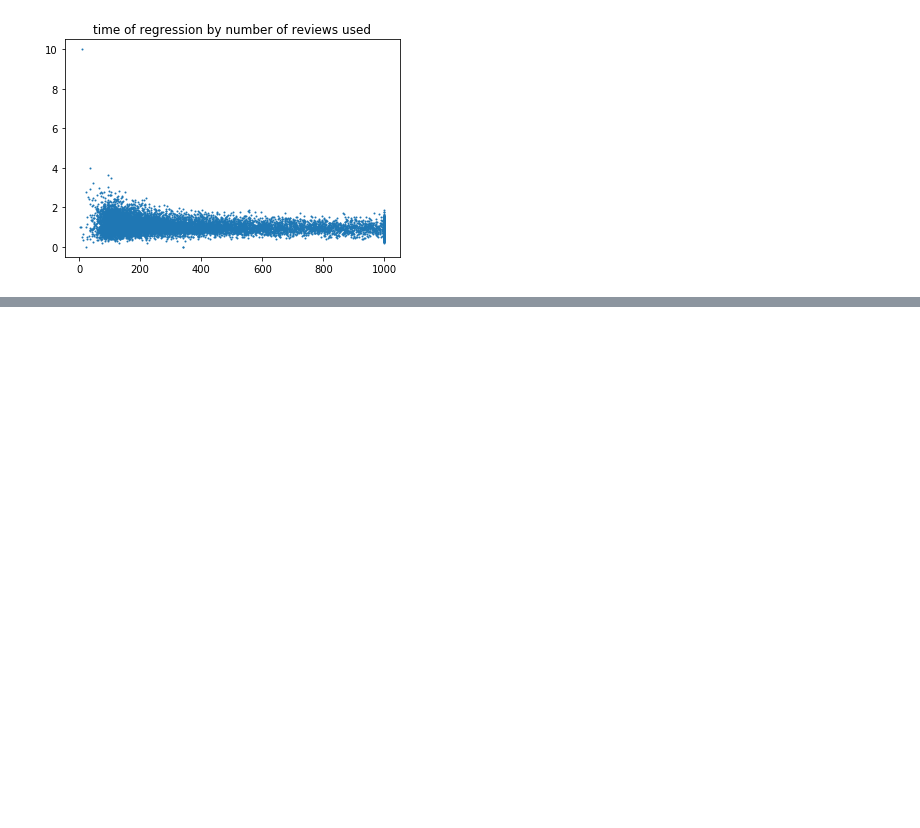
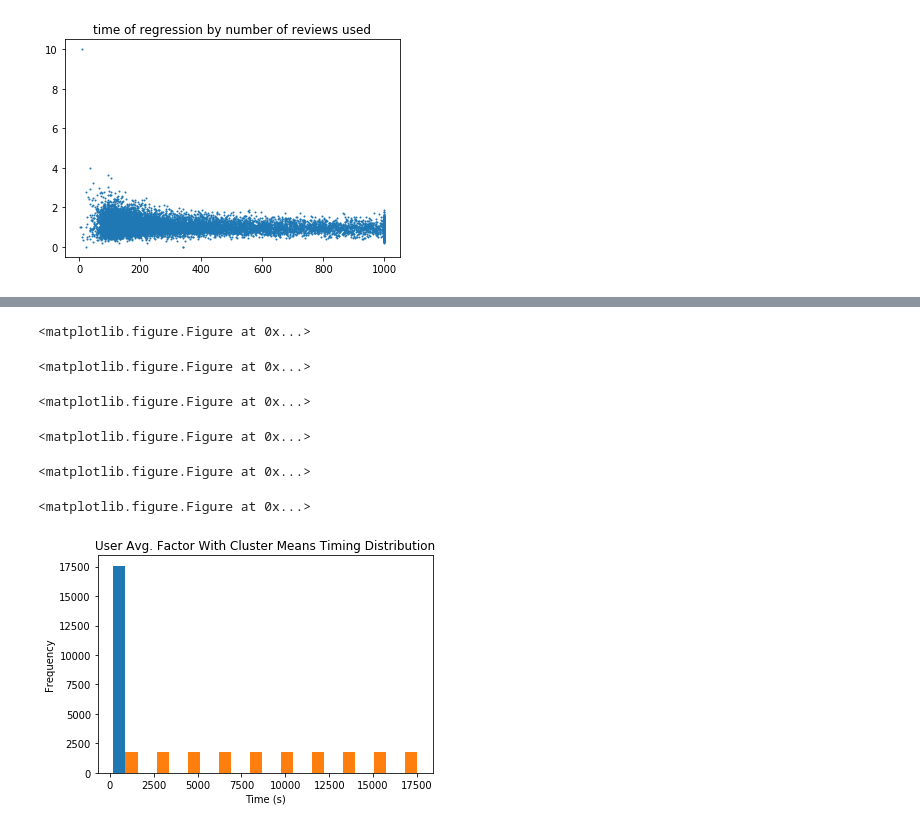
Before and after one commit to tom-robbins/netflix-ml, a Jupyter notebook: results.ipynb, the cells around one changed output, grey strips where cells are left out. Saved outputs shown, nothing was run; the diff lists cells and outputs as text; code cells hidden in the pictures; blank space fills up the shorter version.

```diff
--- a/results.ipynb
+++ b/results.ipynb
@@ -234,0 +288,6 @@ print len(random_forest_results.keys())
+# %%
+cluster_means_results = {}
+for i in range(10,11):
+    with open('pickle/cluster_means_results_%d.pickle' % i, 'r') as infile:
+        d = pickle.load(infile)
+        cluster_means_results = merge_dicts(cluster_means_results, d)
@@ -234,0 +298,25 @@ print len(random_forest_results.keys())
+# %%
+result_dicts = [
+    linear_regression_results,
+    ridge_results,
+    ada_boost_results,
+    random_forest_results,
+    cluster_means_results,
+    user_avg_results
+]
+result_names = [
+    'Linear Regression',
+    'Ridge',
+    'AdaBoost Regression',
+    'Random Forest',
+    'Cluster Means',
+    'User Avg. Factor With Cluster Means'
+]
+
+def summary(arr):
+    return np.min(arr), np.max(arr), np.median(arr), np.mean(arr), np.percentile(arr, 25), np.percentile(arr, 75)
+
+for results, name in zip(result_dicts, result_names):
+    print name
+    print summary(np.array(list_nested_dict_key(results, 'mse')))
+    print
@@ -234,0 +341,21 @@ print len(random_forest_results.keys())
+# %%
+for results, name in zip(result_dicts, result_names):
+    plt.clf()
+    r2_plot = plt.figure()
+    r2_ax = r2_plot.add_subplot(1, 1, 1)
+    data = reject_outliers(np.array(list_nested_dict_key(results, 'data_time')) + np.array(list_nested_dict_key(results, 'regr_time')))
+
+    n, bins, patches = r2_ax.hist(data)
+    r2_ax.set_xlabel('Time (s)')
+    r2_ax.set_ylabel('Frequency')
+    plt.title('%s Timing Distribution' % name)
+    r2_plot.show()
+    r2_plot.savefig('results/%s_timing_dist.png' % name.split()[0])
+# %% [output]
+<matplotlib.figure.Figure at 0x...>
+<matplotlib.figure.Figure at 0x...>
+<matplotlib.figure.Figure at 0x...>
+<matplotlib.figure.Figure at 0x...>
+<matplotlib.figure.Figure at 0x...>
+<matplotlib.figure.Figure at 0x...>
+[figure, added]
```
Also changed, not shown: parts of 12 cells of this notebook, 16 other files.
